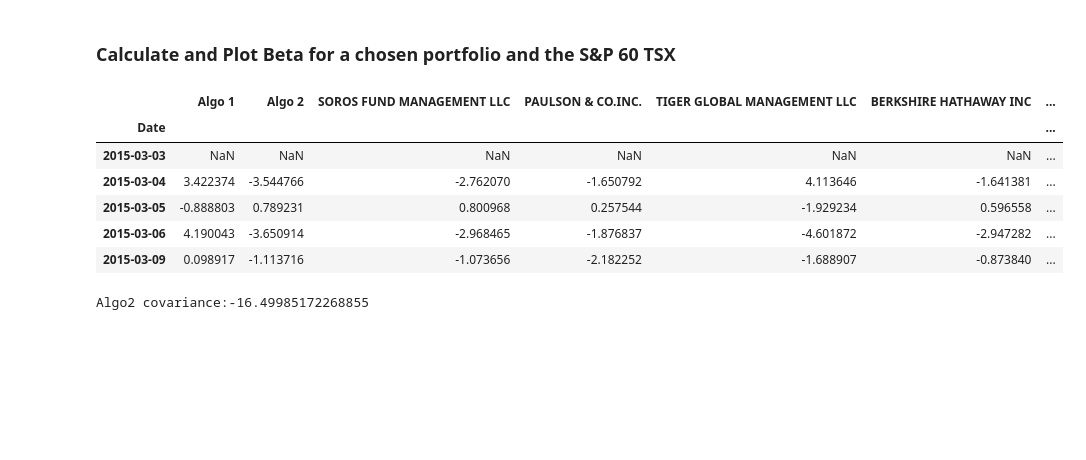
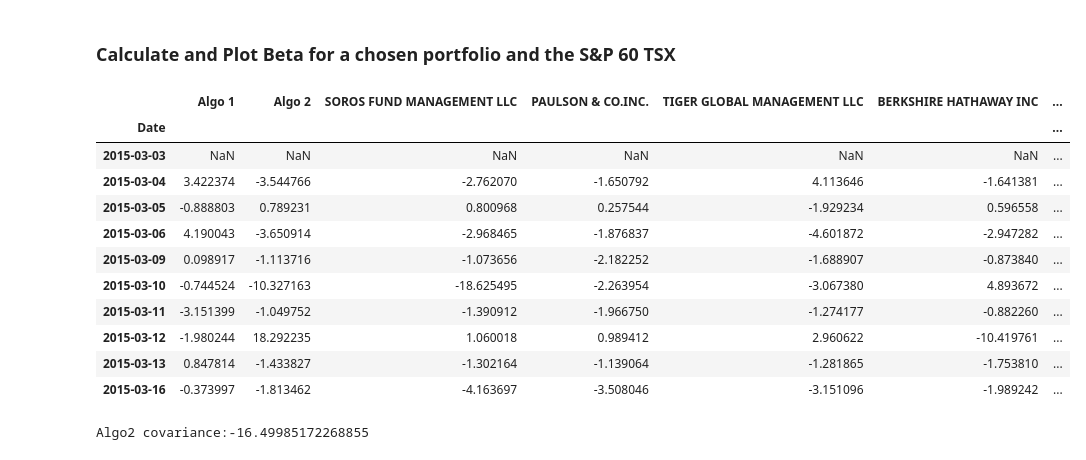
Before and after one commit to JimP315/Panthas, a Jupyter notebook: Starter_Code/whale_analysis.ipynb, the cells around one changed output. Saved outputs shown, nothing was run; the diff lists cells and outputs as text; code cells hidden in the pictures; blank space fills up the shorter version.

```diff
--- a/Starter_Code/whale_analysis.ipynb
+++ b/Starter_Code/whale_analysis.ipynb
@@ -305,15 +305,20 @@ correlation
 # %%
 # Calculate covariance of a single portfolio
 daily_returns = combined_df.pct_change()
-daily_returns.head()
+daily_returns.head(10)
 # %% [output]
 |  | Algo 1 | Algo 2 | SOROS FUND MANAGEMENT LLC | PAULSON & CO.INC. | TIGER GLOBAL MANAGEMENT LLC | BERKSHIRE HATHAWAY INC | ... |
 | Date |  |  |  |  |  |  | ... |
 | 2015-03-03 | NaN | NaN | NaN | NaN | NaN | NaN | ... |
 | 2015-03-04 | 3.422374 | -3.544766 | -2.762070 | -1.650792 | 4.113646 | -1.641381 | ... |
 | 2015-03-05 | -0.888803 | 0.789231 | 0.800968 | 0.257544 | -1.929234 | 0.596558 | ... |
 | 2015-03-06 | 4.190043 | -3.650914 | -2.968465 | -1.876837 | -4.601872 | -2.947282 | ... |
 | 2015-03-09 | 0.098917 | -1.113716 | -1.073656 | -2.182252 | -1.688907 | -0.873840 | ... |
+| 2015-03-10 | -0.744524 | -10.327163 | -18.625495 | -2.263954 | -3.067380 | 4.893672 | ... |
+| 2015-03-11 | -3.151399 | -1.049752 | -1.390912 | -1.966750 | -1.274177 | -0.882260 | ... |
+| 2015-03-12 | -1.980244 | 18.292235 | 1.060018 | 0.989412 | 2.960622 | -10.419761 | ... |
+| 2015-03-13 | 0.847814 | -1.433827 | -1.302164 | -1.139064 | -1.281865 | -1.753810 | ... |
+| 2015-03-16 | -0.373997 | -1.813462 | -4.163697 | -3.508046 | -3.151096 | -1.989242 | ... |
 # %%
 # Calculate variance of S&P TSX
 A2_covariance = daily_returns["Algo 2"].cov(daily_returns["TSX Returns"])
```
Also changed, not shown: parts of 5 cells of this notebook.
